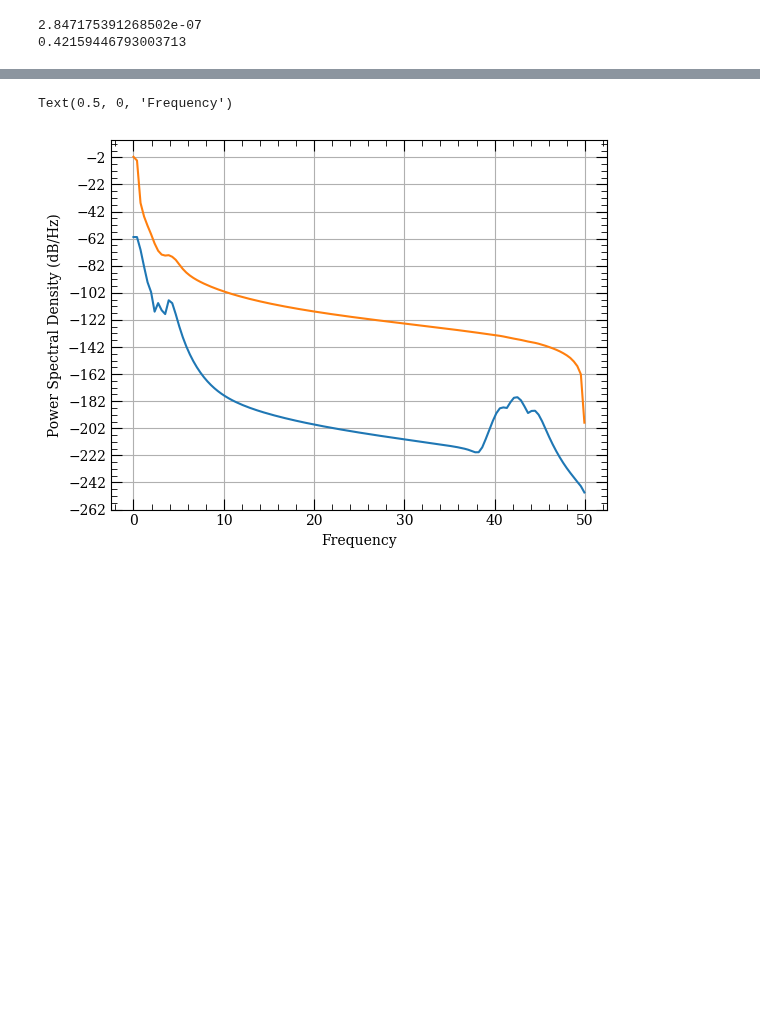
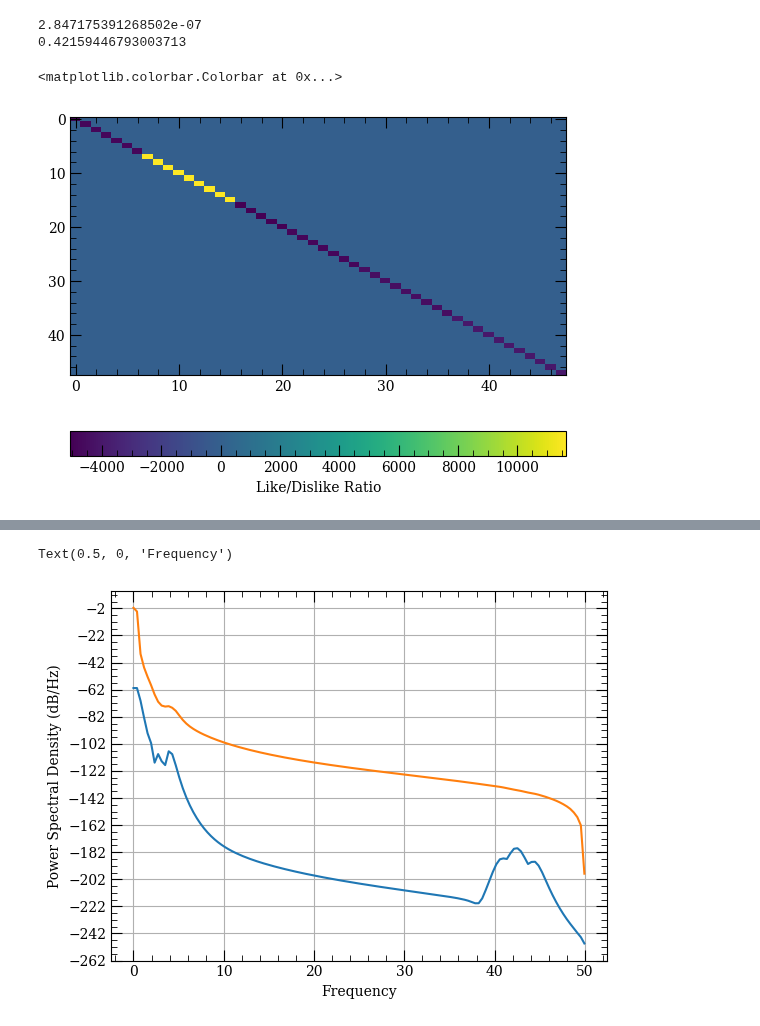
Before and after one commit to maimounabocoum/Mai-Qtip, a Jupyter notebook: PUMPING.ipynb, the cells around one changed output, grey strips where cells are left out. Drawn from its saved outputs; the diff is of its cells as text; code cells hidden in the pictures; blank space fills up the shorter version.

```diff
--- a/PUMPING.ipynb
+++ b/PUMPING.ipynb
@@ -239,35 +239,43 @@ for m in range(0,my_cesium.N,1):
 
 
 
                         HintSigmaUp.data[j,m]   = HsigmaUp
                         HintSigmaUp_.data[m,j]  = np.conj(HintSigmaUp.data[j,m])
                         HintSigmaDn.data[j,m]   = HsigmaDown
                         HintSigmaDn_.data[m,j]  = np.conj(HintSigmaDn.data[j,m])
 
                     except: # catch the error returned when to dipolar transistion is defined
                         pass
 
 # time varying term for the interaction Hamiltonian
 nu_phaseNoise = 0
 nu_FreqNoise  = 0
 
 def Hint_coeffSigmaUp(t,arg):
     return -(np.sqrt(Pol[0])*E0)*np.exp(-1j*nu_FreqNoise*np.cos(2*np.pi*nu_phaseNoise*T*t)*T*t) # set to 1 for the time being
 def Hint_coeffSigmaUp_(t,arg):
     return np.conj(Hint_coeffSigmaUp(t,arg))# set to 1 for the time being
 def Hint_coeffSigmaDn(t,arg):
     return -(np.sqrt(Pol[1])*E0)*np.exp(-1j*nu_FreqNoise*np.cos(2*np.pi*nu_phaseNoise*T*t)*T*t) # set to 1 for the time being
 def Hint_coeffSigmaDn_(t,arg):
     return np.conj(Hint_coeffSigmaDn(t,arg)) # set to 1 for the time being
 
 # Build time dependent Hamiltonian
 H = [Hs , [HintSigmaUp,  Hint_coeffSigmaUp  ]\
         , [HintSigmaUp_, Hint_coeffSigmaUp_ ]\
         , [HintSigmaDn, Hint_coeffSigmaDn   ]\
         , [HintSigmaDn_, Hint_coeffSigmaDn_ ] ]
 # plt.plot(Hs.diag())
-# plt.imshow(np.real(Hs.full()),aspect='auto',interpolation='none')
-# plt.colorbar(label="Like/Dislike Ratio", orientation="horizontal")
+
+O = H[0]
+for i in range(1,len(H)):
+    O = O + H[i][0]
+
+plt.imshow(np.real(O.full()),aspect='auto',interpolation='none')
+plt.colorbar(label="Like/Dislike Ratio", orientation="horizontal")
+# %% [output]
+<matplotlib.colorbar.Colorbar at 0x...>
+[figure, added]
 # %%
 # # construction of collapse operators
 Cops = [Qobj(dims=[[my_cesium.N],[my_cesium.N]]) for i in range(my_cesium.N_notground)] # initializing an empty list
```
Also changed, not shown: parts of 1 cell of this notebook, 10 other files.
